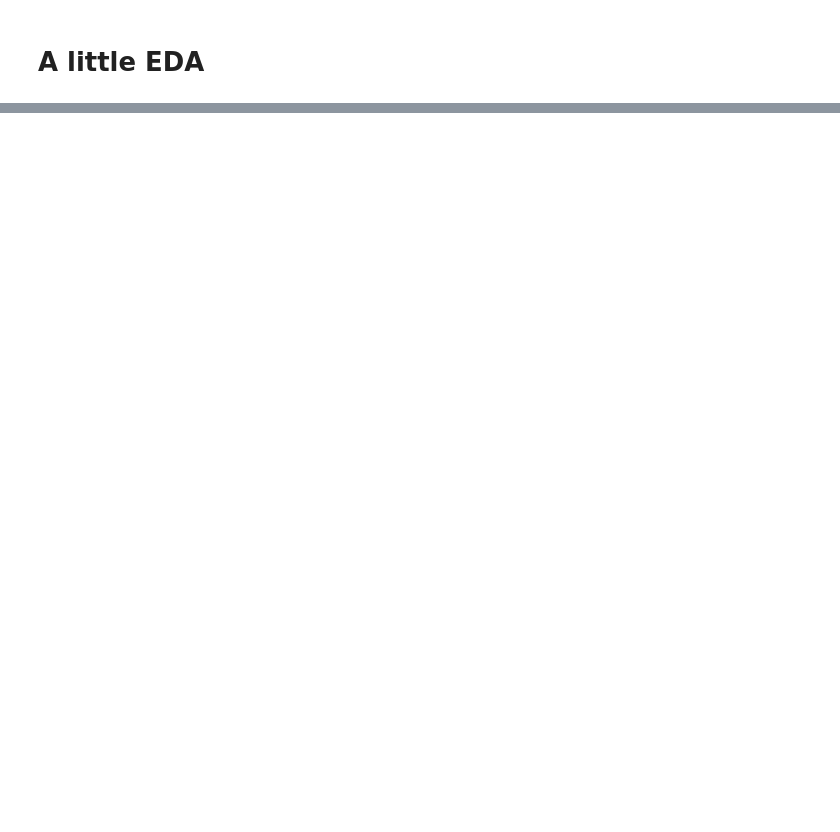
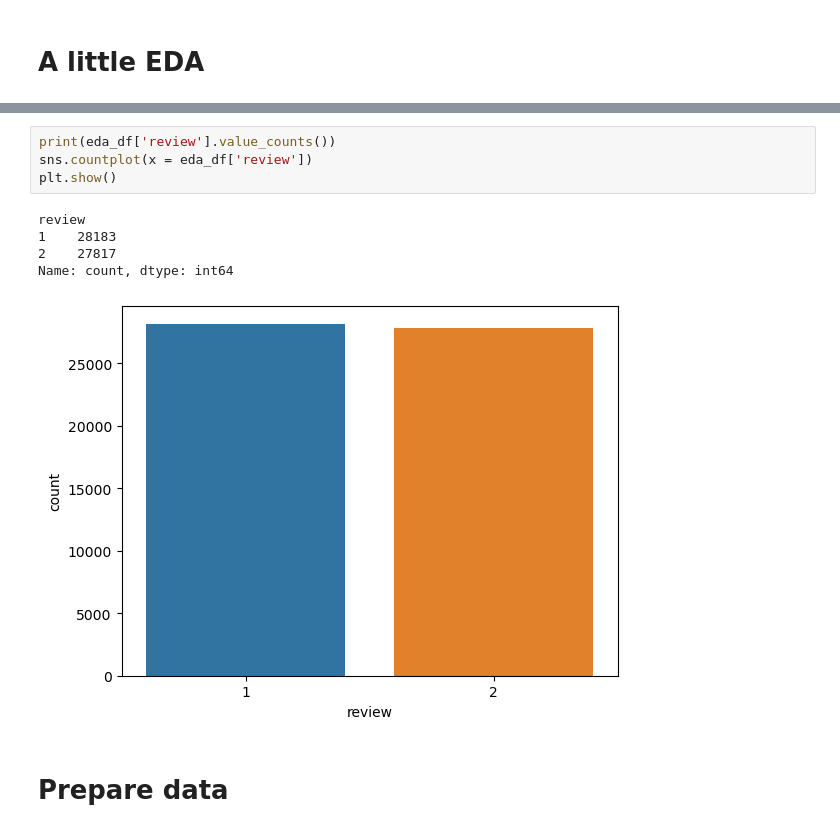
Before and after one commit to jameskn30/NLP_RNN, a Jupyter notebook: UB DL/assignment2/transformers/main.ipynb, the cells around one changed output, grey strips where cells are left out. Saved outputs shown, nothing was run; the diff lists cells and outputs as text; blank space fills up the shorter version.

```diff
--- a/UB DL/assignment2/transformers/main.ipynb
+++ b/UB DL/assignment2/transformers/main.ipynb
@@ -132,0 +157,12 @@ print(freq.most_common(10))
+# %%
+print(eda_df['review'].value_counts())
+sns.countplot(x = eda_df['review'])
+plt.show()
+# %% [output]
+review
+1    28183
+2    27817
+Name: count, dtype: int64
+[figure, added]
+# %% [markdown]
+# Prepare data
```
Also changed, not shown: parts of 17 cells of this notebook, 4 other files.
